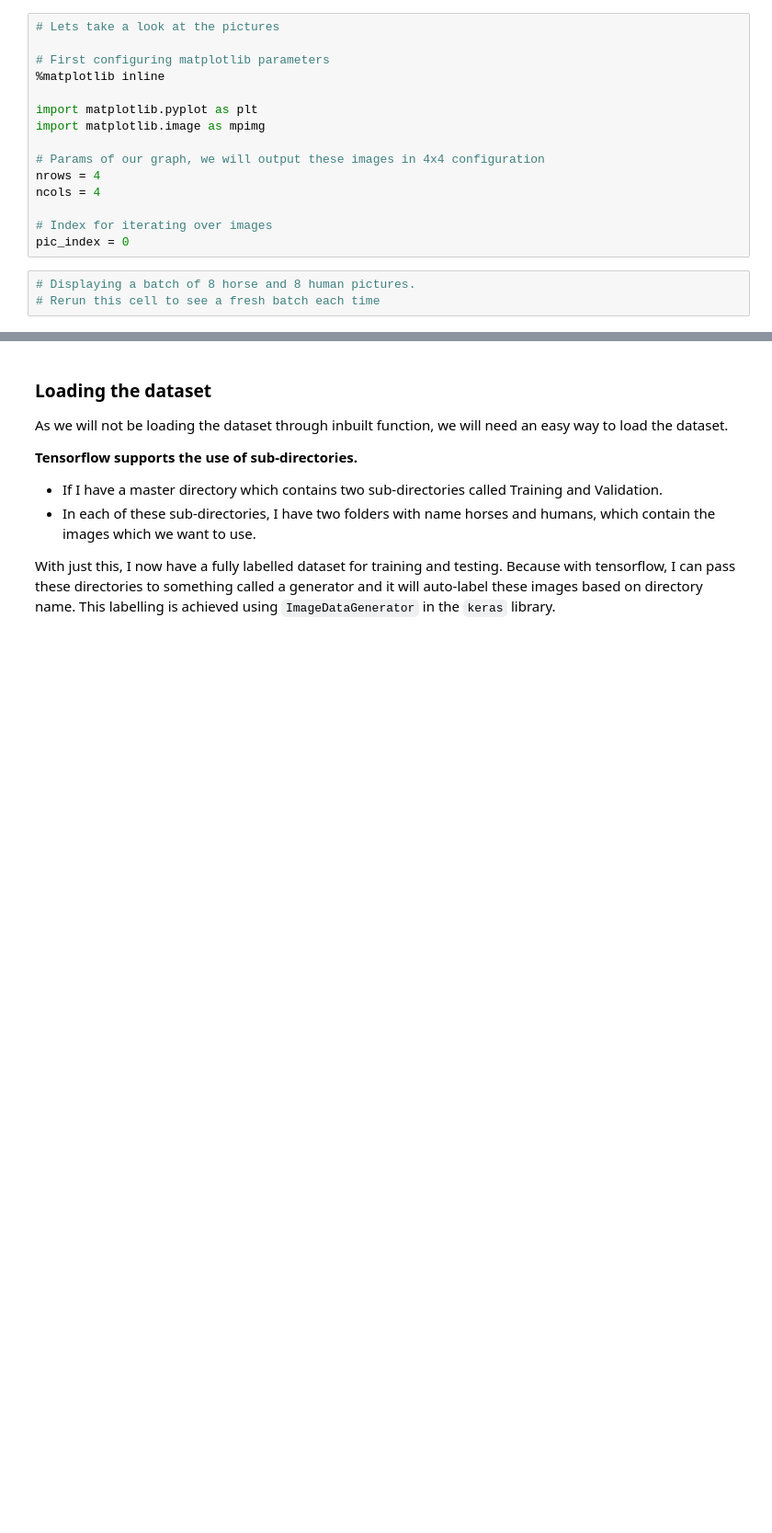
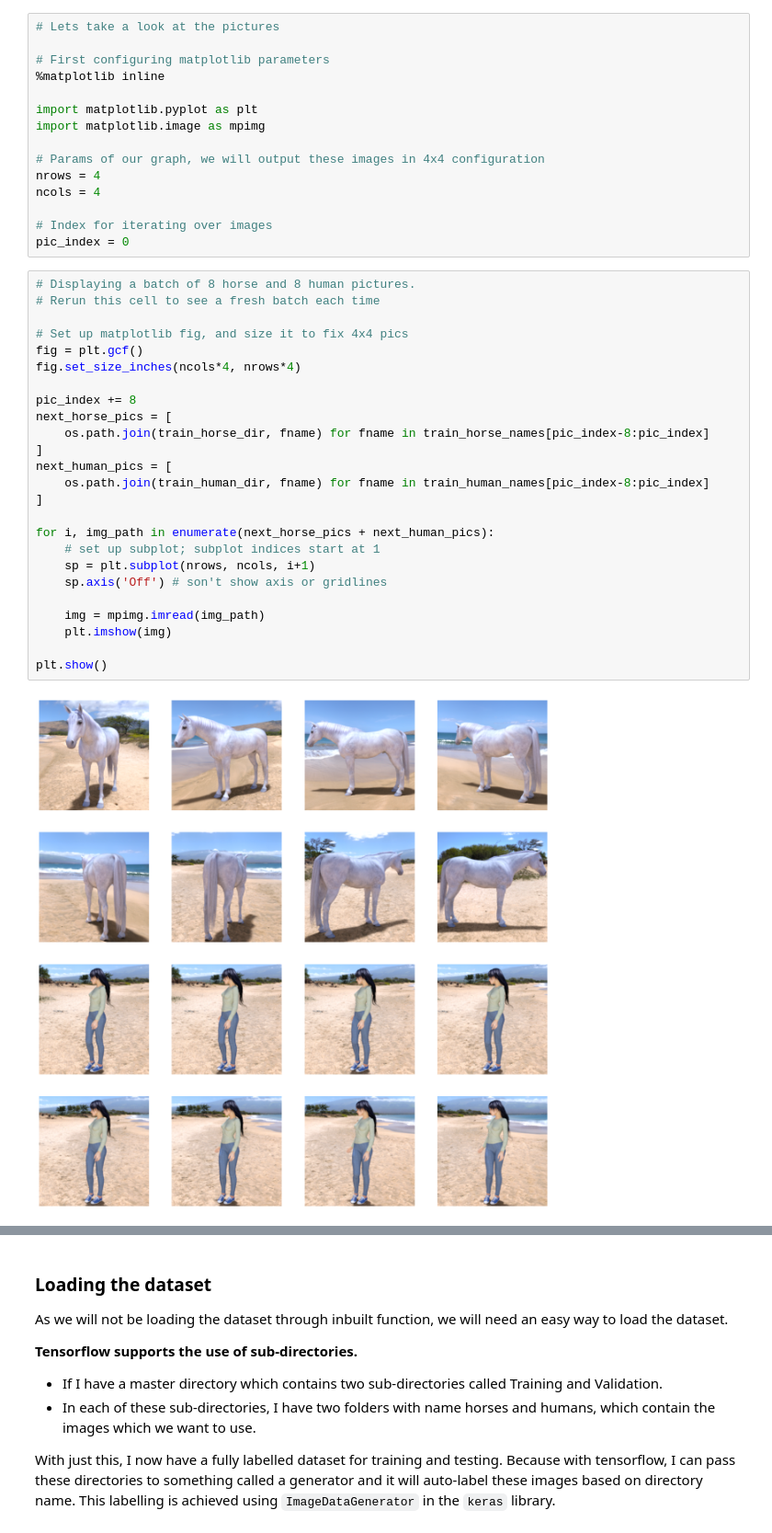
Before and after one commit to ashishbhatti/data-science-portfolio, a Jupyter notebook: nn-from-scratch-python/machine-learning-foundations-google-developers/Lab5.ipynb, the cells around one changed output, grey strips where cells are left out. Shown at 92% size. Cells and saved outputs as stored; diff of their text form; blank space fills up the shorter version.

```diff
--- a/nn-from-scratch-python/machine-learning-foundations-google-developers/Lab5.ipynb
+++ b/nn-from-scratch-python/machine-learning-foundations-google-developers/Lab5.ipynb
@@ -51,3 +53,27 @@ pic_index = 0
 # %%
 # Displaying a batch of 8 horse and 8 human pictures.
 # Rerun this cell to see a fresh batch each time
+
+# Set up matplotlib fig, and size it to fix 4x4 pics
+fig = plt.gcf()
+fig.set_size_inches(ncols*4, nrows*4)
+
+pic_index += 8
+next_horse_pics = [
+    os.path.join(train_horse_dir, fname) for fname in train_horse_names[pic_index-8:pic_index]
+]
+next_human_pics = [
+    os.path.join(train_human_dir, fname) for fname in train_human_names[pic_index-8:pic_index]
+]
+
+for i, img_path in enumerate(next_horse_pics + next_human_pics):
+    # set up subplot; subplot indices start at 1
+    sp = plt.subplot(nrows, ncols, i+1)
+    sp.axis('Off') # son't show axis or gridlines
+
+    img = mpimg.imread(img_path)
+    plt.imshow(img)
+
+plt.show()
+# %% [output]
+[figure, added]
```
Also changed, not shown: parts of 7 cells of this notebook.
